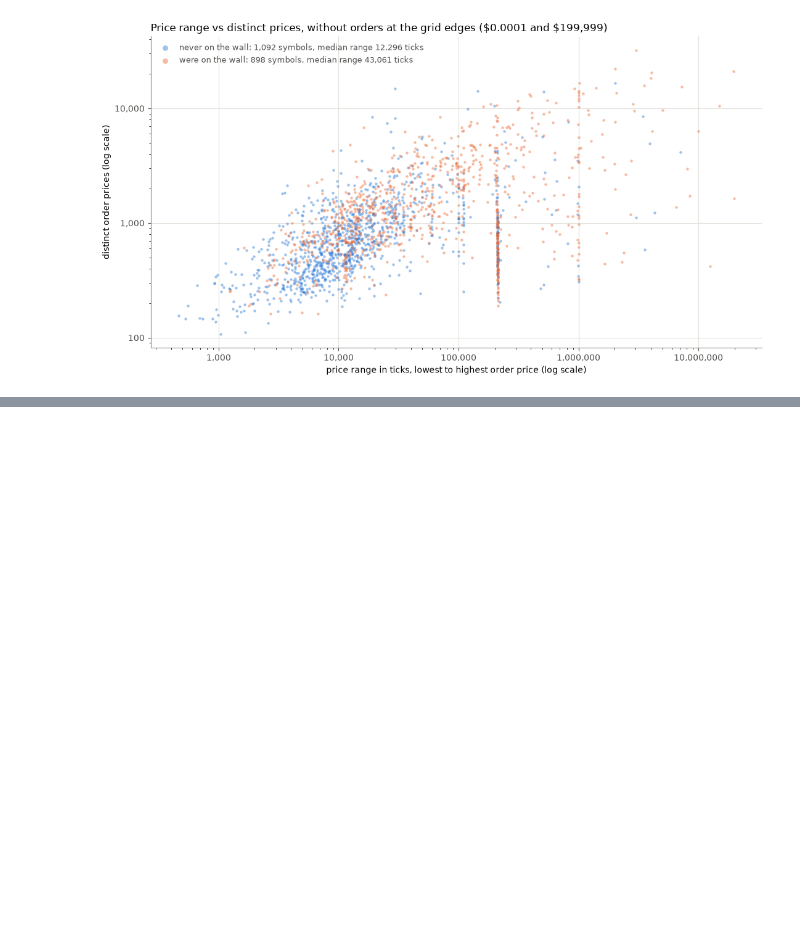
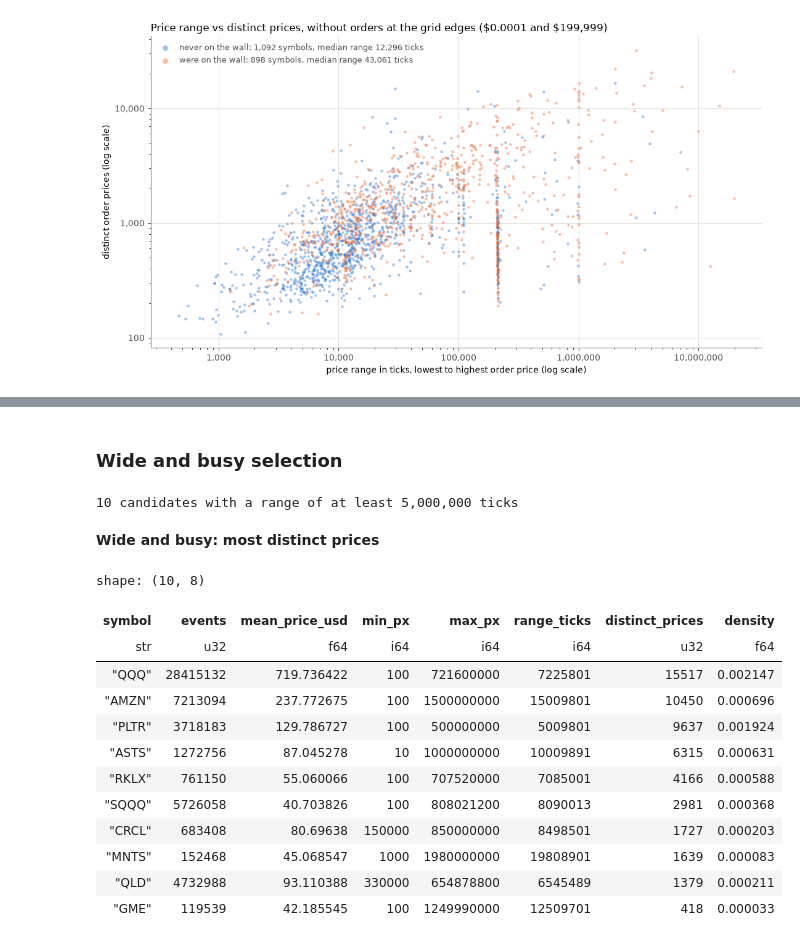
Before and after one commit to Murlokich/Dixchange, a Jupyter notebook: nasdaq-data/eda.ipynb, the cells around one changed output, grey strips where cells are left out. Saved outputs shown, nothing was run; the diff lists cells and outputs as text; code cells hidden in the pictures; blank space fills up the shorter version.

```diff
--- a/nasdaq-data/eda.ipynb
+++ b/nasdaq-data/eda.ipynb
@@ -973,0 +1136,33 @@ A new vertical stripe appears at about 220,000 ticks. It needs more research.
+# %% [markdown]
+### Wide and busy selection
+# %%
+WIDE_BUSY_RANGE_TICKS = 5_000_000  # very wide books: at least ~$50,000 between the lowest and highest order price
+
+# Very wide candidates, most distinct prices first: many levels spread over a very wide range.
+wide_busy = (
+    candidates
+    .filter(pl.col("range_ticks") >= WIDE_BUSY_RANGE_TICKS)
+    .join(price_profile.select("locate", "mean_price_usd"), on="locate", how="left")
+    .select("symbol", "events", "mean_price_usd", "min_px", "max_px", "range_ticks", "distinct_prices", "density")
+    .sort("distinct_prices", descending=True)
+)
+print(f"{wide_busy.height:,} candidates with a range of at least {WIDE_BUSY_RANGE_TICKS:,} ticks")
+
+display(Markdown("**Wide and busy: most distinct prices**"))
+display(wide_busy.head(10))
+# %% [output]
+10 candidates with a range of at least 5,000,000 ticks
+**Wide and busy: most distinct prices**
+shape: (10, 8)
+| symbol | events | mean_price_usd | min_px | max_px | range_ticks | distinct_prices | density |
+| str | u32 | f64 | i64 | i64 | i64 | u32 | f64 |
+| "QQQ" | 28415132 | 719.736422 | 100 | 721600000 | 7225801 | 15517 | 0.002147 |
+| "AMZN" | 7213094 | 237.772675 | 100 | 1500000000 | 15009801 | 10450 | 0.000696 |
+| "PLTR" | 3718183 | 129.786727 | 100 | 500000000 | 5009801 | 9637 | 0.001924 |
+| "ASTS" | 1272756 | 87.045278 | 10 | 1000000000 | 10009891 | 6315 | 0.000631 |
+| "RKLX" | 761150 | 55.060066 | 100 | 707520000 | 7085001 | 4166 | 0.000588 |
+| "SQQQ" | 5726058 | 40.703826 | 100 | 808021200 | 8090013 | 2981 | 0.000368 |
+| "CRCL" | 683408 | 80.69638 | 150000 | 850000000 | 8498501 | 1727 | 0.000203 |
+| "MNTS" | 152468 | 45.068547 | 1000 | 1980000000 | 19808901 | 1639 | 0.000083 |
+| "QLD" | 4732988 | 93.110388 | 330000 | 654878800 | 6545489 | 1379 | 0.000211 |
+| "GME" | 119539 | 42.185545 | 100 | 1249990000 | 12509701 | 418 | 0.000033 |
```
Also changed, not shown: parts of 18 cells of this notebook.
